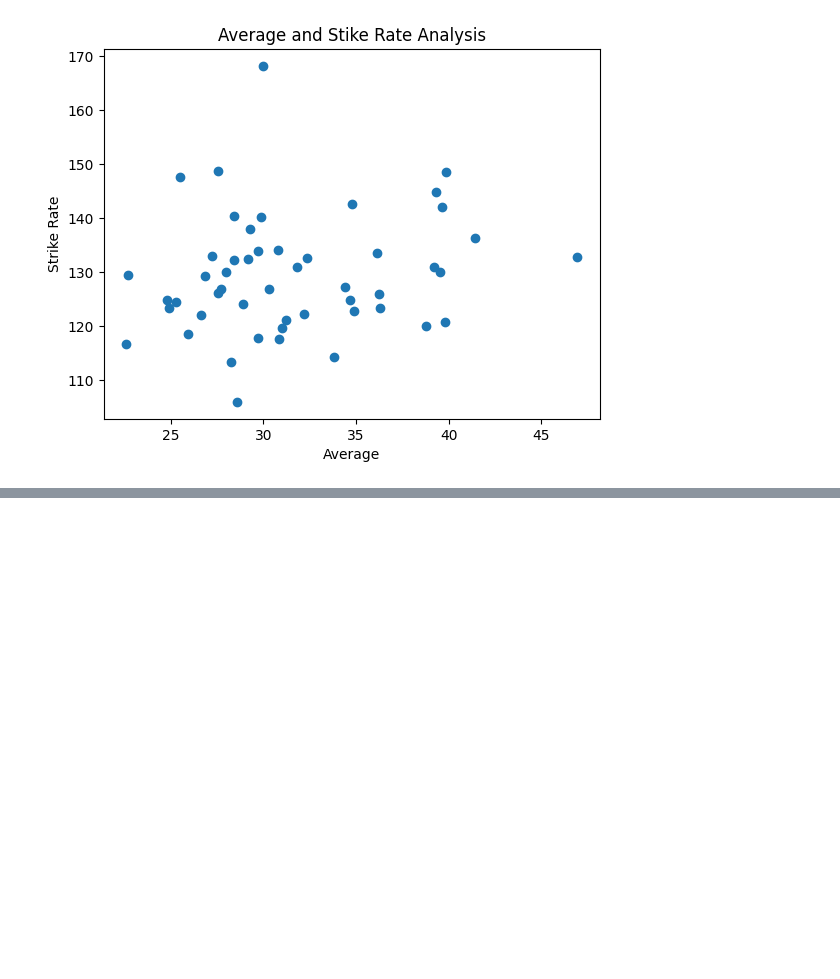
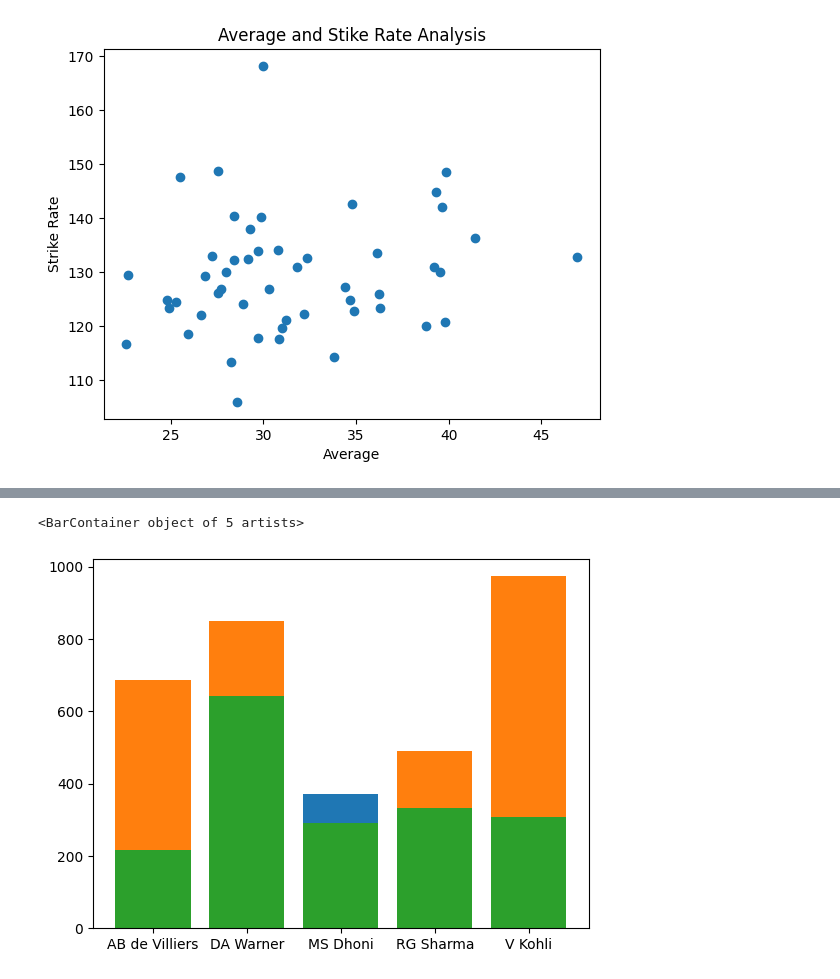
Before and after one commit to anshulkansal121/Python-Programming, a Jupyter notebook: Visualization/Matplotlib/Matplotlib.ipynb, the cells around one changed output, grey strips where cells are left out. Saved outputs shown, nothing was run; the diff lists cells and outputs as text; code cells hidden in the pictures; blank space fills up the shorter version.

```diff
--- a/Visualization/Matplotlib/Matplotlib.ipynb
+++ b/Visualization/Matplotlib/Matplotlib.ipynb
@@ -154,0 +181,5 @@ Text(0, 0.5, 'Strike Rate')
+# %%
+# import dataset
+url = "https://drive.google.com/uc?export=download&id=10p6RZu-q5PGXLwsXAfemJbjAIN_A0BGq"
+df = pd.read_csv(url)
+df
@@ -154,0 +193,8 @@ Text(0, 0.5, 'Strike Rate')
+# %%
+plt.bar(df['batsman'],df['2015'])
+plt.bar(df['batsman'],df['2016'])
+plt.bar(df['batsman'],df['2017'])
+# Not a good way
+# %% [output]
+<BarContainer object of 5 artists>
+[figure, added]
```
Also changed, not shown: parts of 17 cells of this notebook.
